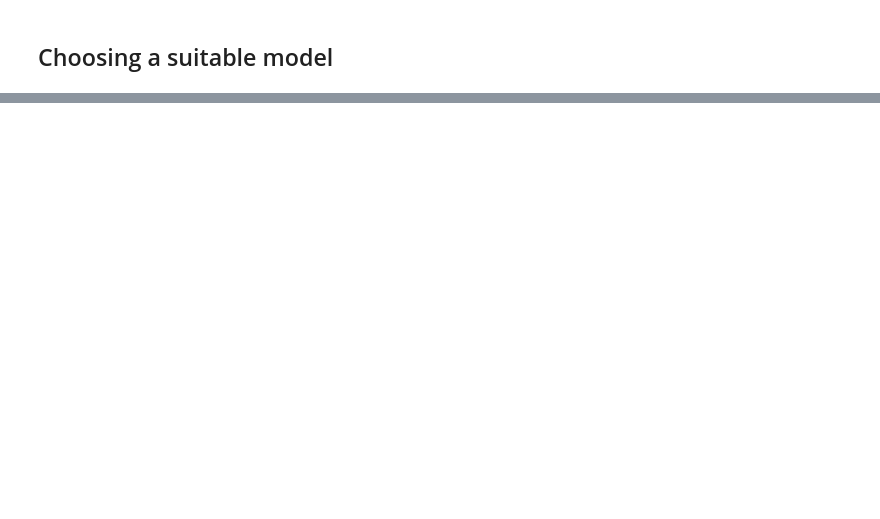
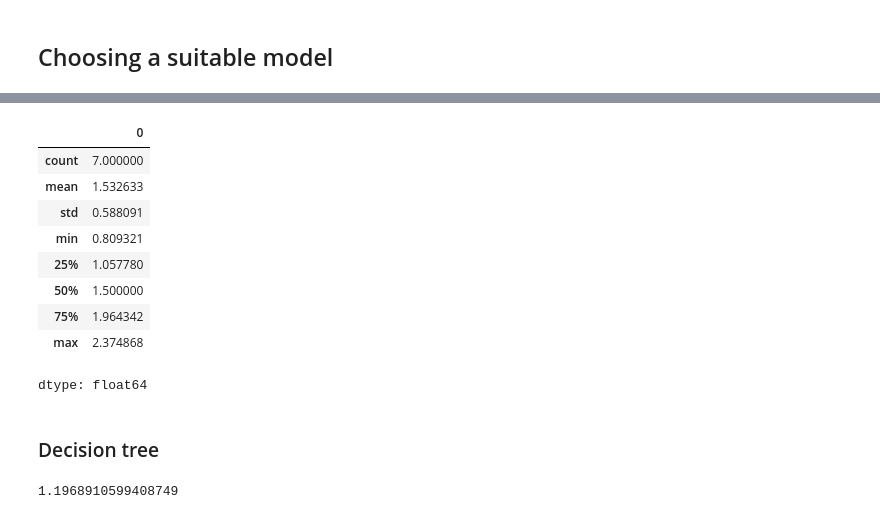
Before and after one commit to mikhail-mat/activity-satisfaction, a Jupyter notebook: model.ipynb, the cells around one changed output, grey strips where cells are left out. Drawn from its saved outputs; the diff is of its cells as text; code cells hidden in the pictures; blank space fills up the shorter version.

```diff
--- a/model.ipynb
+++ b/model.ipynb
@@ -346,0 +418,2 @@ root_mean_squared_error(y_test, test_preds)
+# %%
+knn_model = make_pipeline(preprocessing, KNeighborsRegressor())
@@ -346,0 +426,17 @@ root_mean_squared_error(y_test, test_preds)
+# %%
+knn_cv_rmse = -cross_val_score(knn_model, X_train, y_train,
+                                   scoring='neg_root_mean_squared_error', cv=7)
+pd.Series(knn_cv_rmse).describe()
+# %% [output]
+|  | 0 |
+| count | 7.000000 |
+| mean | 1.532633 |
+| std | 0.588091 |
+| min | 0.809321 |
+| 25% | 1.057780 |
+| 50% | 1.500000 |
+| 75% | 1.964342 |
+| max | 2.374868 |
+dtype: float64
+# %% [markdown]
+### Decision tree
@@ -346,0 +450,6 @@ root_mean_squared_error(y_test, test_preds)
+# %%
+tree_model.fit(X_train, y_train)
+tree_preds = tree_model.predict(X_train)
+root_mean_squared_error(y_train, tree_preds)
+# %% [output]
+1.1968910599408749
```
Also changed, not shown: parts of 25 cells of this notebook.
